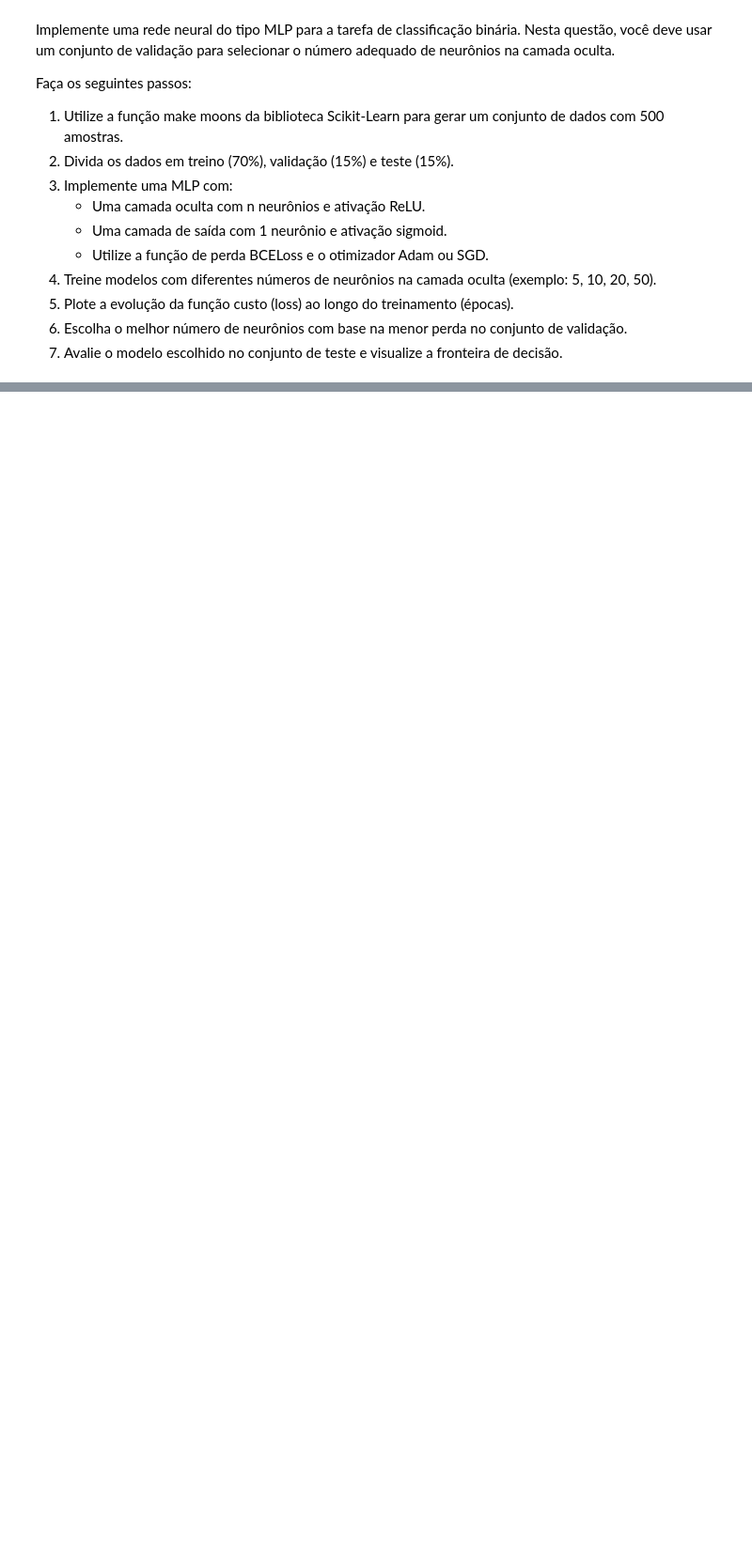
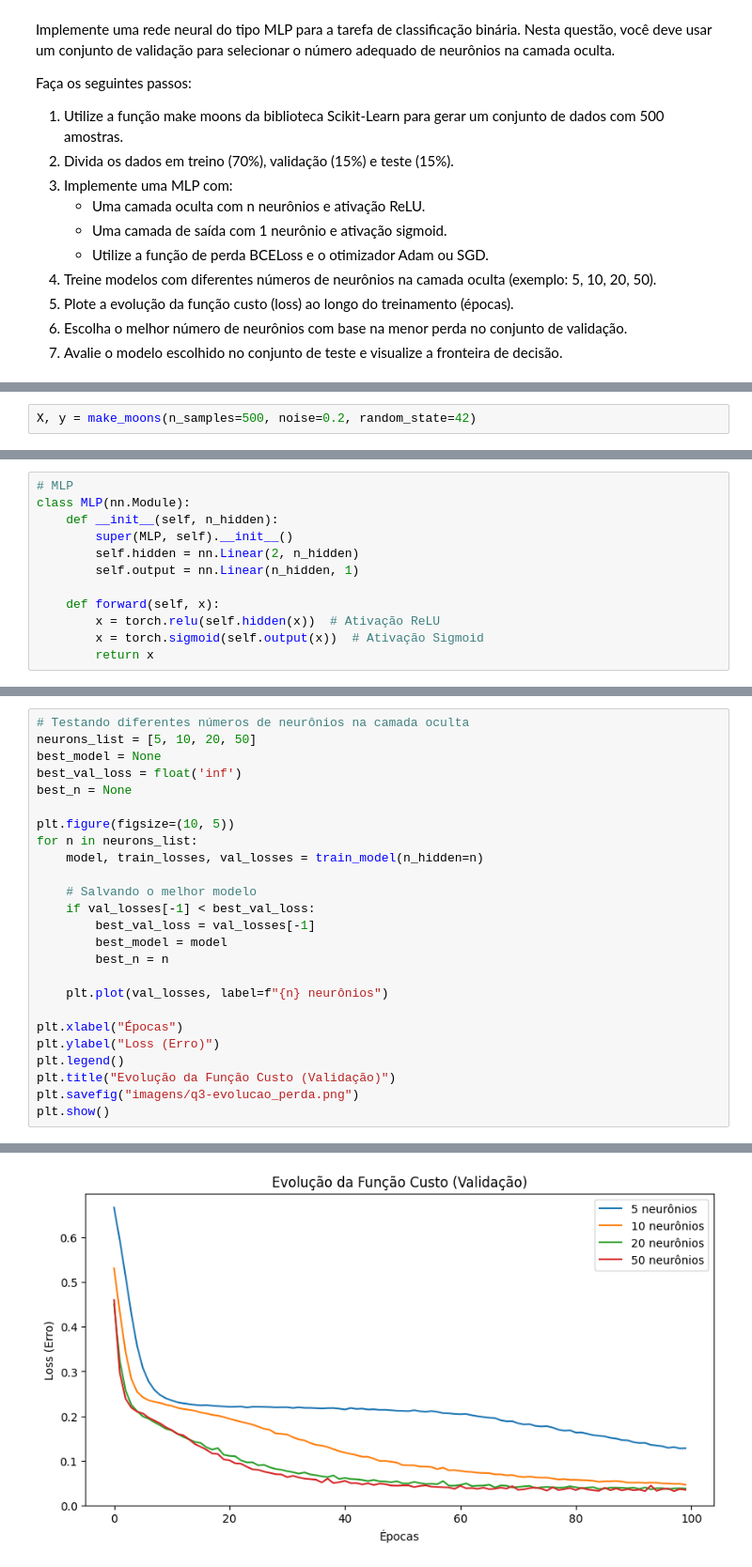
Before and after one commit to Aldenor-Neto/TrabalhoFinal-InteligenciaArtificial-IA, a Jupyter notebook: notebook_questoes.ipynb, the cells around one changed output, grey strips where cells are left out. Shown at 94% size. Cells and saved outputs as stored; diff of their text form; blank space fills up the shorter version.

```diff
--- a/notebook_questoes.ipynb
+++ b/notebook_questoes.ipynb
@@ -263,0 +254,2 @@ Faça os seguintes passos:
+# %%
+X, y = make_moons(n_samples=500, noise=0.2, random_state=42)
@@ -263,0 +279,12 @@ Faça os seguintes passos:
+# %%
+# MLP
+class MLP(nn.Module):
+    def __init__(self, n_hidden):
+        super(MLP, self).__init__()
+        self.hidden = nn.Linear(2, n_hidden)
+        self.output = nn.Linear(n_hidden, 1)
+
+    def forward(self, x):
+        x = torch.relu(self.hidden(x))  # Ativação ReLU
+        x = torch.sigmoid(self.output(x))  # Ativação Sigmoid
+        return x
@@ -263,0 +325,26 @@ Faça os seguintes passos:
+# %%
+# Testando diferentes números de neurônios na camada oculta
+neurons_list = [5, 10, 20, 50]
+best_model = None
+best_val_loss = float('inf')
+best_n = None
+
+plt.figure(figsize=(10, 5))
+for n in neurons_list:
+    model, train_losses, val_losses = train_model(n_hidden=n)
+
+    # Salvando o melhor modelo
+    if val_losses[-1] < best_val_loss:
+        best_val_loss = val_losses[-1]
+        best_model = model
+        best_n = n
+
+    plt.plot(val_losses, label=f"{n} neurônios")
+
+plt.xlabel("Épocas")
+plt.ylabel("Loss (Erro)")
+plt.legend()
+plt.title("Evolução da Função Custo (Validação)")
+plt.savefig("imagens/q3-evolucao_perda.png")
+plt.show()
+# %% [output]
@@ -263,0 +368 @@ Faça os seguintes passos:
+[figure, added]
```
Also changed, not shown: parts of 19 cells of this notebook, 3 other files.
